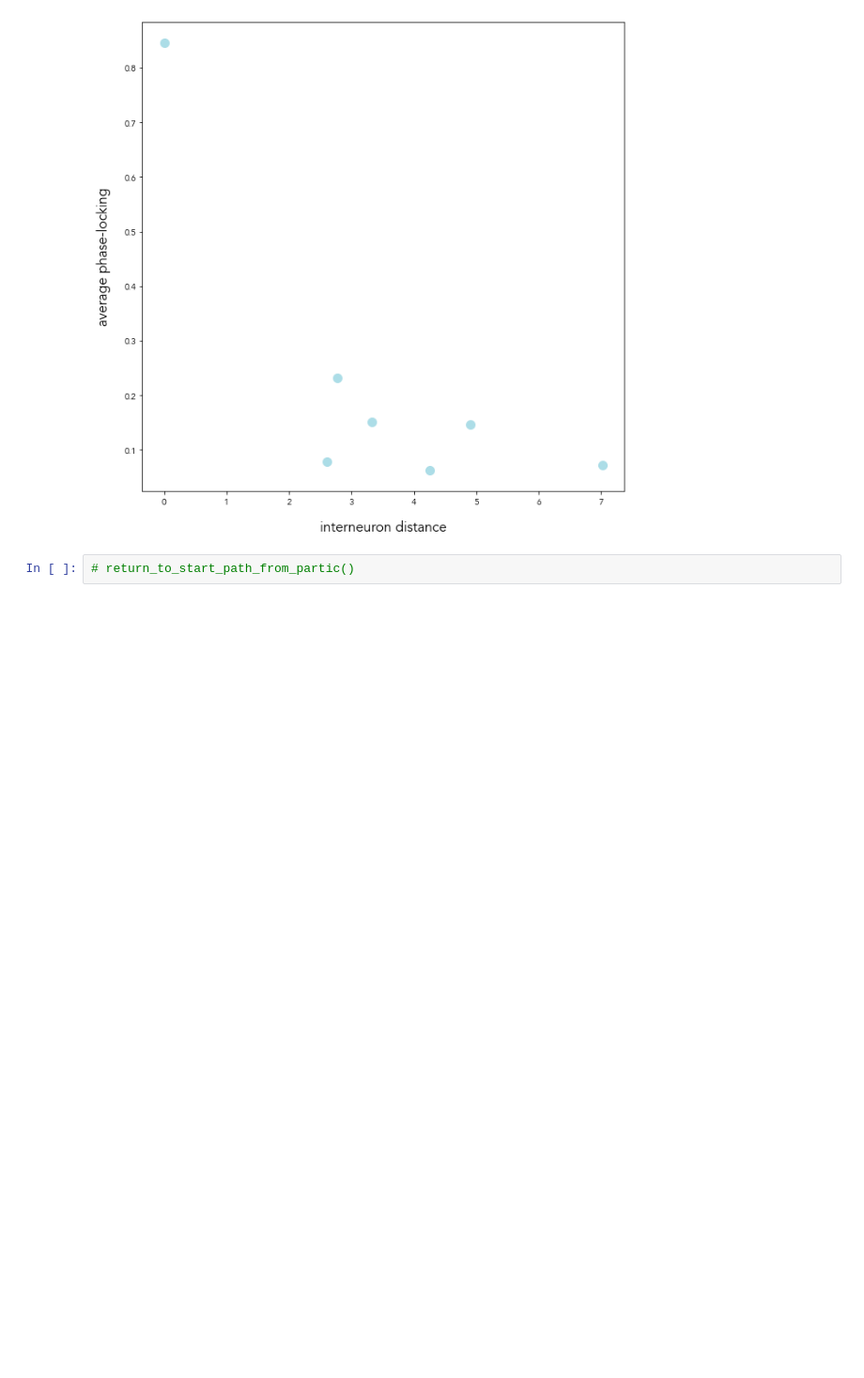
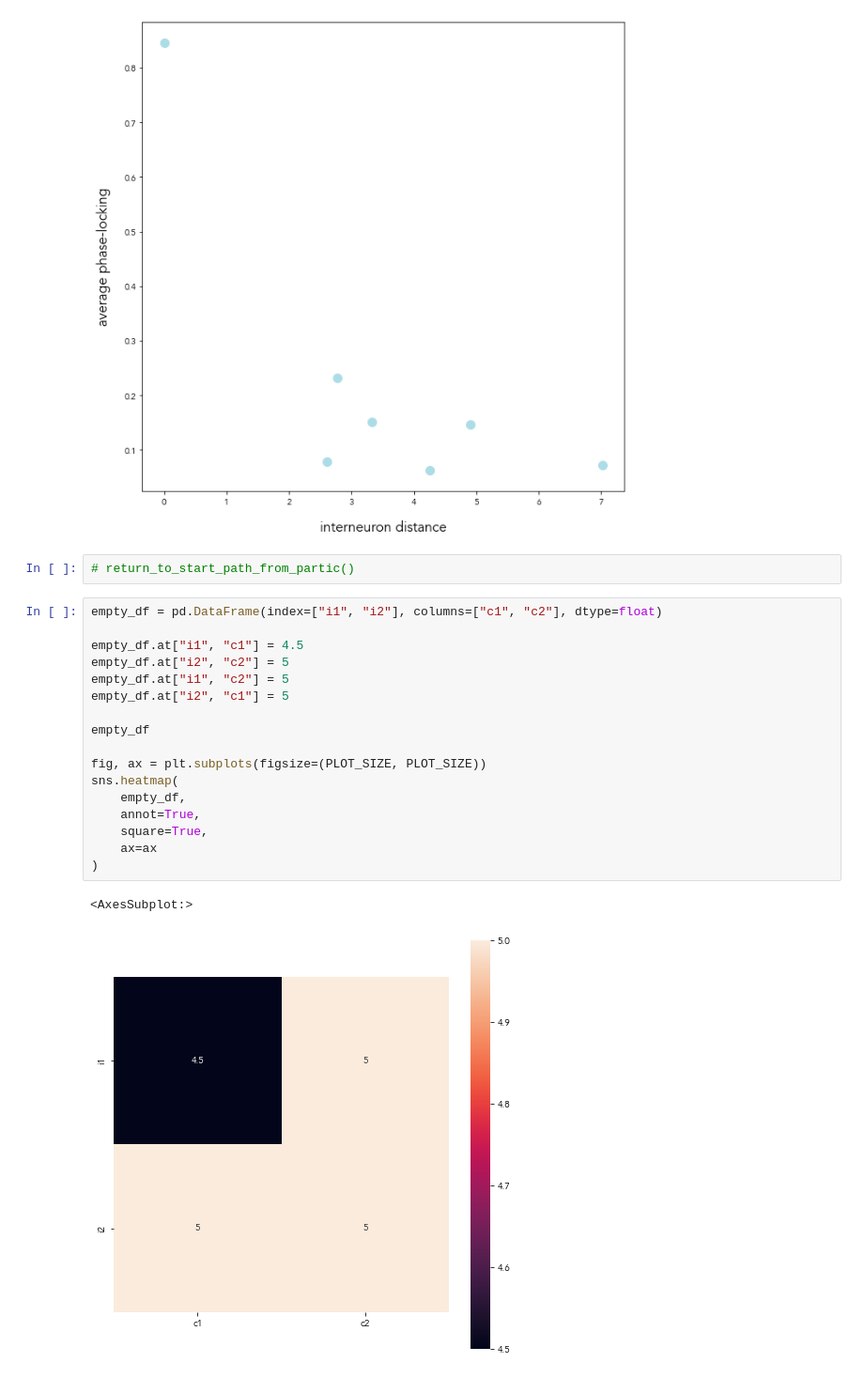
Before and after one commit to thatmariia/grid-ping, a Jupyter notebook: src/main.ipynb, the cells around one changed output. Shown at 94% size. Saved outputs shown, nothing was run; the diff lists cells and outputs as text; blank space fills up the shorter version.

Commit message:
plotting results

```diff
--- a/src/main.ipynb
+++ b/src/main.ipynb
@@ -484,3 +484,23 @@ fig.savefig("avg_phase_locking.pdf", bbox_inches='tight', pad_inches=1)
 [figure]
 # %%
 # return_to_start_path_from_partic()
+# %%
+empty_df = pd.DataFrame(index=["i1", "i2"], columns=["c1", "c2"], dtype=float)
+
+empty_df.at["i1", "c1"] = 4.5
+empty_df.at["i2", "c2"] = 5
+empty_df.at["i1", "c2"] = 5
+empty_df.at["i2", "c1"] = 5
+
+empty_df
+
+fig, ax = plt.subplots(figsize=(PLOT_SIZE, PLOT_SIZE))
+sns.heatmap(
+    empty_df,
+    annot=True,
+    square=True,
+    ax=ax
+)
+# %% [output]
+<AxesSubplot:>
+[figure, added]
```
Also changed, not shown: parts of 3 cells of this notebook, 23 other files.
